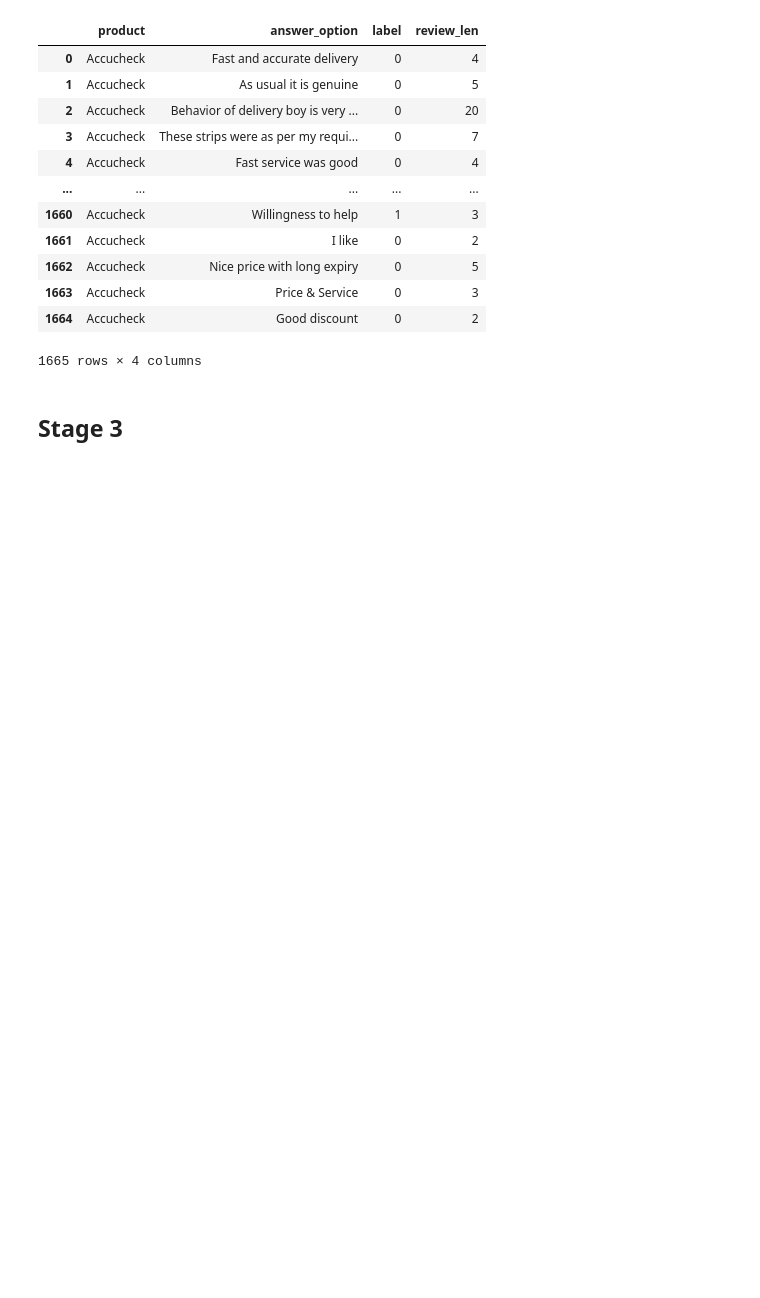
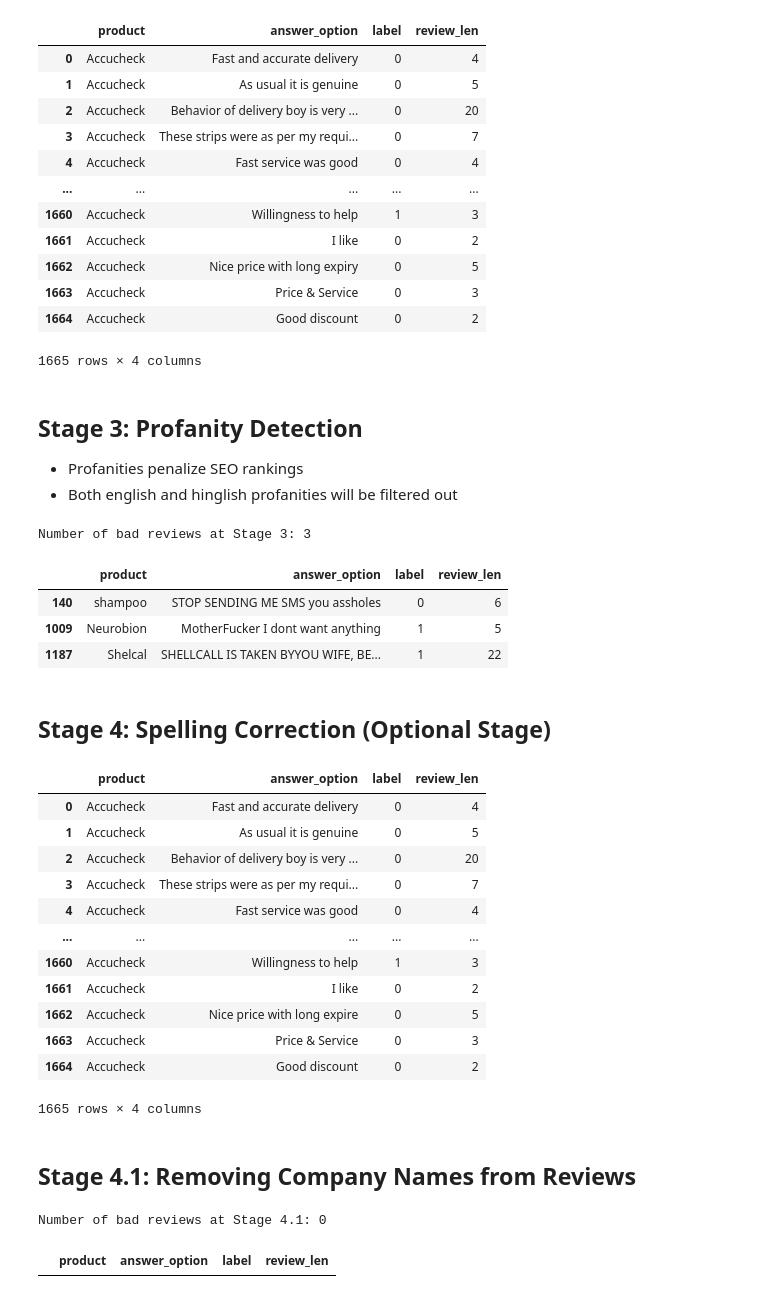
Before and after one commit to deepshika-sharma/E-commerce-product-review-analysis, a Jupyter notebook: eda.ipynb, the cells around one changed output. Drawn from its saved outputs; the diff is of its cells as text; code cells hidden in the pictures; blank space fills up the shorter version.

```diff
--- a/eda.ipynb
+++ b/eda.ipynb
@@ -16,9 +16,9 @@ from nltk.corpus import stopwords
 from langdetect import detect
 
 import sys
-sys.path.append('./utils')
-from utils import review_feature
-rf = review_feature()
+sys.path.insert(1, '/Users/deepshika/Desktop/gitpros/projects/E-commerce-product-review-analysis/utils')
+from utils import utils
+rf = utils.review_feature()
 
 rcParams['figure.figsize'] = 10,7
 nlp = spacy.load("en_core_web_sm")
@@ -269,4 +283,49 @@ train
 | 1664 | Accucheck | Good discount | 0 | 2 |
 1665 rows × 4 columns
 # %% [markdown]
-## Stage 3
+## Stage 3: Profanity Detection
+
+* Profanities penalize SEO rankings
+* Both english and hinglish profanities will be filtered out
+# %%
+bad_reviews = []
+
+for idx in train.index:
+    review = train.at[idx, 'answer_option']
+    if rf.english_swear_check(review) or rf.hindi_swear_check(review):
+        bad_reviews.append(idx)
+# %%
+print('Number of bad reviews at Stage 3:', len(bad_reviews))
+# %% [output]
+Number of bad reviews at Stage 3: 3
+# %%
+train[train.index.isin(bad_reviews)]
+# %% [output]
+|  | product | answer_option | label | review_len |
+| 140 | shampoo | STOP SENDING ME SMS you assholes | 0 | 6 |
+| 1009 | Neurobion | MotherFucker I dont want anything | 1 | 5 |
+| 1187 | Shelcal | SHELLCALL IS TAKEN BYYOU WIFE, BE... | 1 | 22 |
+# %% [markdown]
+## Stage 4: Spelling Correction (Optional Stage)
+# %%
+for idx in train.index:
+    review = train.at[idx, 'answer_option']
+    train.at[idx, 'answer_option'] = rf.spell_correct(review, 0.9) # 0.9 is the confidence level
+# %%
+train
+# %% [output]
+|  | product | answer_option | label | review_len |
+| 0 | Accucheck | Fast and accurate delivery | 0 | 4 |
+| 1 | Accucheck | As usual it is genuine | 0 | 5 |
+| 2 | Accucheck | Behavior of delivery boy is very ... | 0 | 20 |
+| 3 | Accucheck | These strips were as per my requi... | 0 | 7 |
+| 4 | Accucheck | Fast service was good | 0 | 4 |
+| ... | ... | ... | ... | ... |
+| 1660 | Accucheck | Willingness to help | 1 | 3 |
+| 1661 | Accucheck | I like | 0 | 2 |
+| 1662 | Accucheck | Nice price with long expire | 0 | 5 |
+| 1663 | Accucheck | Price & Service | 0 | 3 |
+| 1664 | Accucheck | Good discount | 0 | 2 |
+1665 rows × 4 columns
+# %% [markdown]
+## Stage 4.1: Removing Company Names from Reviews
@@ -272,0 +339,8 @@ train
+# %%
+print('Number of bad reviews at Stage 4.1:', len(bad_reviews))
+# %% [output]
+Number of bad reviews at Stage 4.1: 0
+# %%
+train[train.index.isin(bad_reviews)]
+# %% [output]
+|  | product | answer_option | label | review_len |
```
Also changed, not shown: parts of 3 cells of this notebook, 8 other files.
